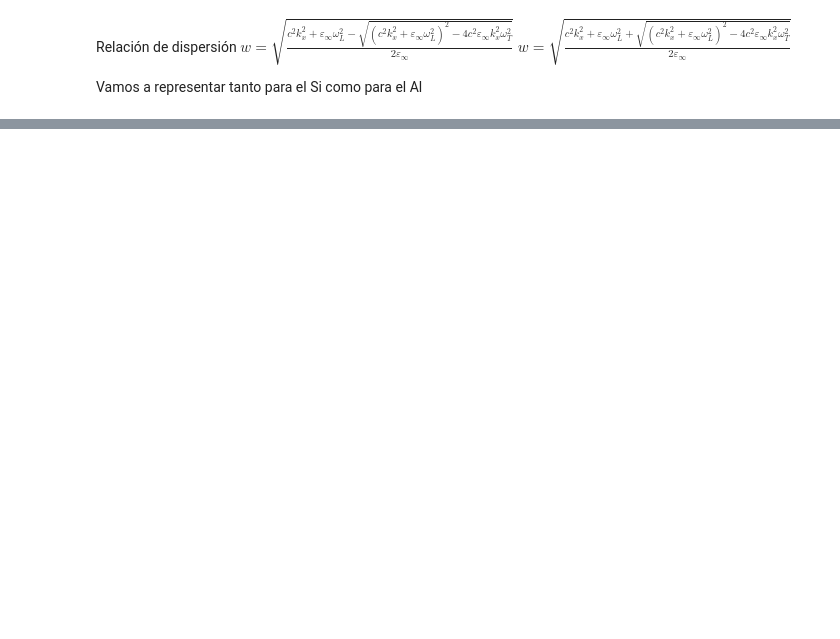
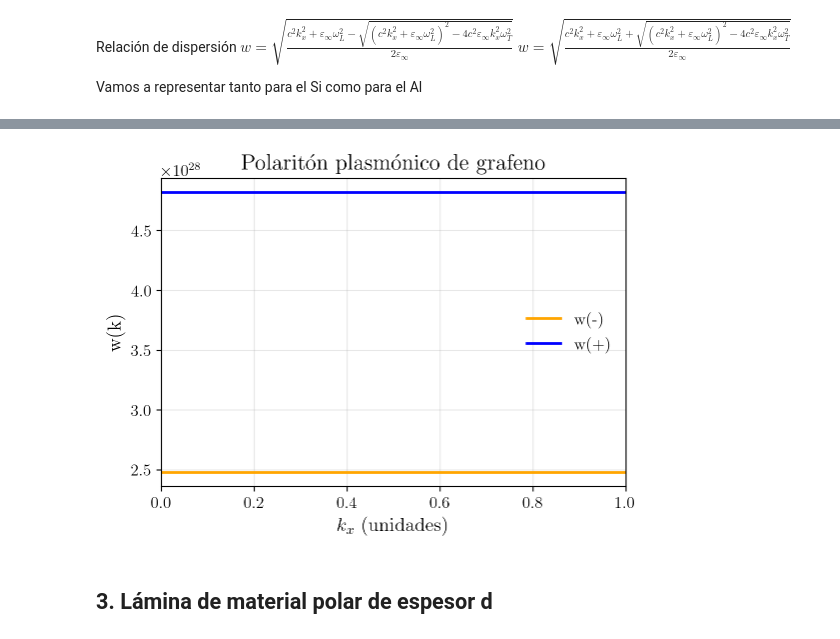
Before and after one commit to Scarlata0/Hybrid-Polaritons---TFG, a Jupyter notebook: TFG-Mario.ipynb, the cells around one changed output, grey strips where cells are left out. Drawn from its saved outputs; the diff is of its cells as text; code cells hidden in the pictures; blank space fills up the shorter version.

```diff
--- a/TFG-Mario.ipynb
+++ b/TFG-Mario.ipynb
@@ -309,37 +374,58 @@ Vamos a representar tanto para el Si como para el Al
 plt.rcParams.update({ # --- Parámetros (copiado de internet para cambiar lo de Latex) ---
     "text.usetex": True,  #Para tipografía de Latex
     "font.family": "serif",
     "font.size": 12,
     "axes.labelsize": 14,
     "axes.titlesize": 16,
     "legend.fontsize": 12,
     "xtick.labelsize": 12,
     "ytick.labelsize": 12,
     "lines.linewidth": 2,
     "lines.markersize": 6,
     "axes.grid": True,
     "grid.alpha": 0.3
 })
 
 # --- Creación de los datos: manipular esto para cada ejemplo, el resto no tocar ---
 fig, ax = plt.subplots(figsize=(6, 4))
 ax.set_title("Polaritón plasmónico de grafeno") #Título de la gráfica
 x = np.linspace(0,2000000,500)
 
-y1al = np.sqrt(()/(2))
+# Términos intermedios
+numerador = (
+    eps_inf_si * (w_l0_si**2 + w_t0_al**2)
+    + eps_inf_al * (w_l0_al**2 + w_t0_si**2)
+)
 
-ax.plot(x,y1al,label=' al', color='blue')
-ax.plot(x,y2al,color='blue')
-ax.plot(x,y1si,label=' si', color='orange')
-ax.plot(x,y2si,color='orange')
+raiz = np.sqrt(
+    -4 * (eps_inf_si + eps_inf_al) * (
+        eps_inf_si * w_l0_si**2 * w_t0_al**2
+        + eps_inf_al * w_l0_al**2 * w_t0_si**2
+    ) + numerador**2
+)
+
+# Expresión completa para w
+y1 = (numerador - raiz) / (2 * (eps_inf_si + eps_inf_al))
+y2 = (numerador + raiz) / (2 * (eps_inf_si + eps_inf_al))
+
+
+plt.axhline(y1,color='orange', label='w(-)')
+plt.axhline(y2,color='blue', label='w(+)')
+
+
+
 
 # --- Etiquetas, título y leyenda ---
 
 ax.set_xlabel(r"$k_x$ (unidades)")
 ax.set_ylabel("w(k)")
-ax.legend(loc="upper left", frameon=False)
+ax.legend(loc="best", frameon=False)
 
 # --- Límites y anotaciones ---
 ax.set_xlim(0,)
-ax.set_ylim(0,)
+
 plt.show()
+# %% [output]
+[figure, added]
+# %% [markdown]
+## 3. Lámina de material polar de espesor d
```
Also changed, not shown: parts of 15 cells of this notebook.
